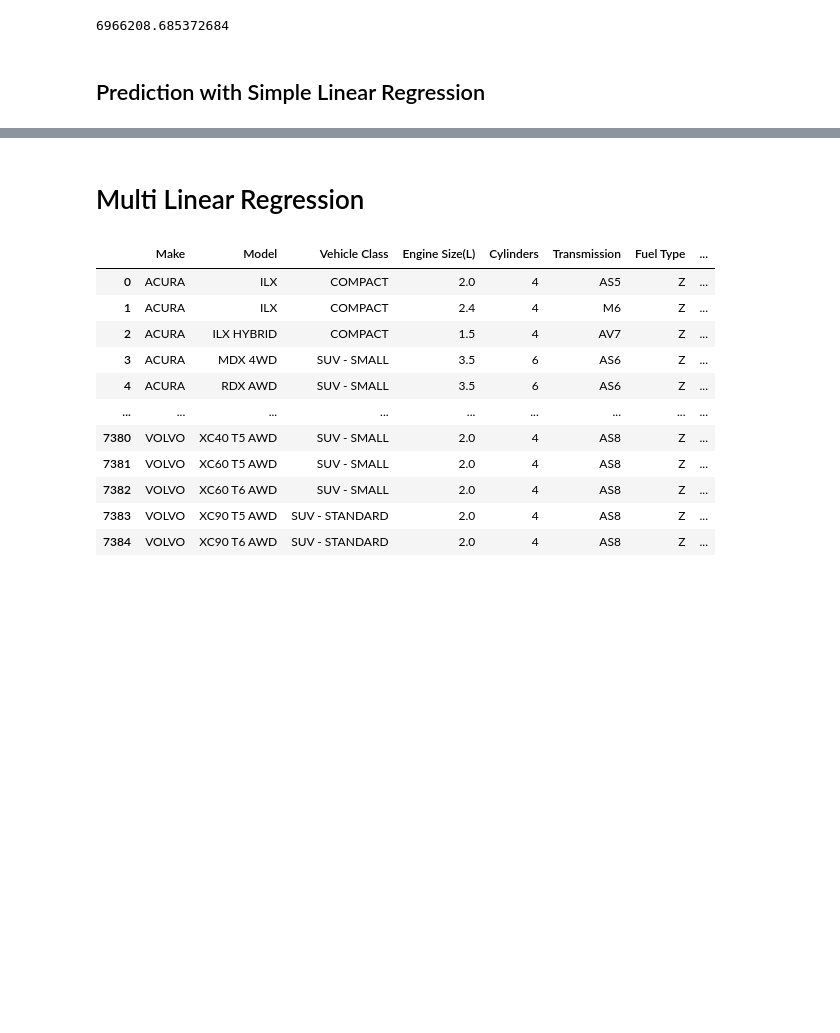
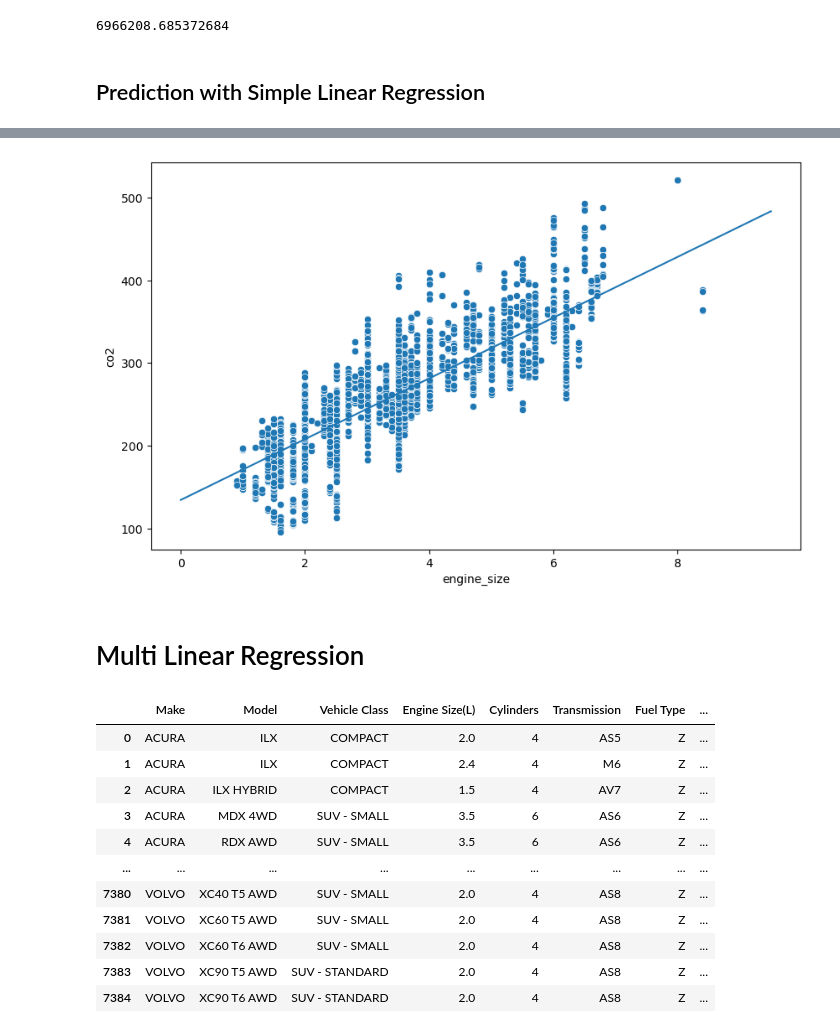
Before and after one commit to ssamiyavuzz/CO2-Emission-Project, a Jupyter notebook: CO2_Emission_Project.ipynb, the cells around one changed output, grey strips where cells are left out. Saved outputs shown, nothing was run; the diff lists cells and outputs as text; code cells hidden in the pictures; blank space fills up the shorter version.

```diff
--- a/CO2_Emission_Project.ipynb
+++ b/CO2_Emission_Project.ipynb
@@ -205,3 +205,6 @@ df_2.LSE.sum()
 6966208.685372684
 # %% [markdown]
 ## Prediction with Simple Linear Regression
+# %%
+potential_engine = np.linspace(0,9.5,100)
+potential_engine
@@ -207,0 +232,3 @@ df_2.LSE.sum()
+# %%
+predicted_engine_slr = b1 * potential_engine + b0
+predicted_engine_slr
@@ -208,3 +253,8 @@ df_2.LSE.sum()
+# %%
+plt.plot(potential_engine, predicted_engine_slr)
+sns.scatterplot(x="engine_size", y="co2", data=df1);
+# %% [output]
+[figure, added]
 # %% [markdown]
 # Multi Linear Regression
 # %%
```
Also changed, not shown: parts of 2 cells of this notebook.
